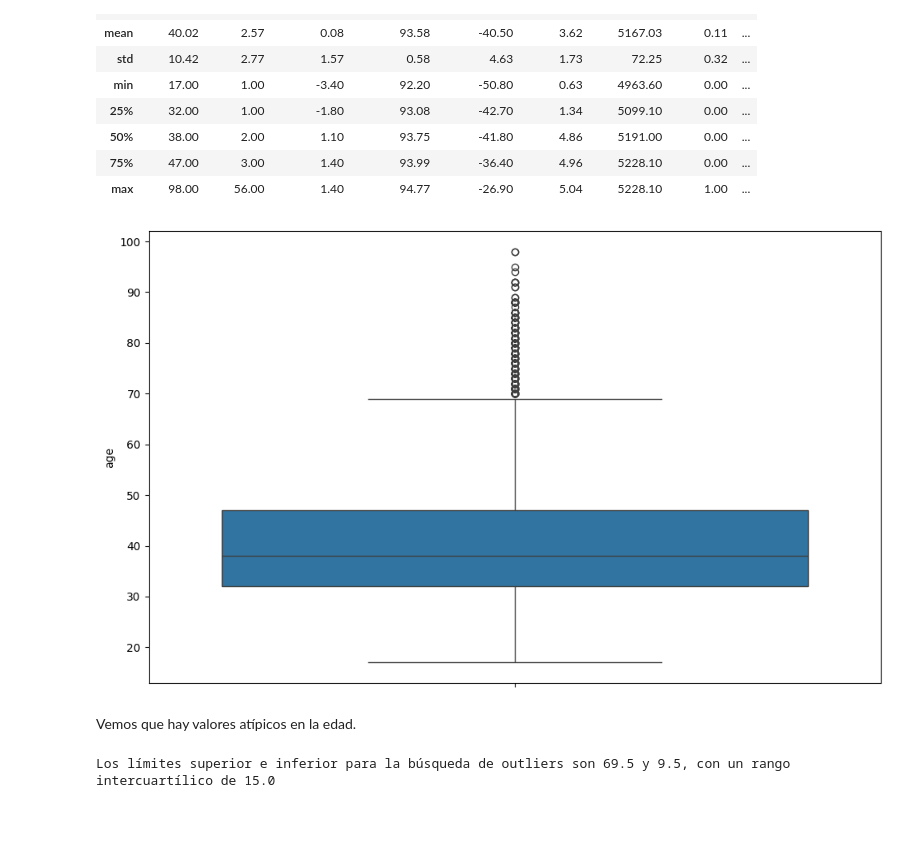
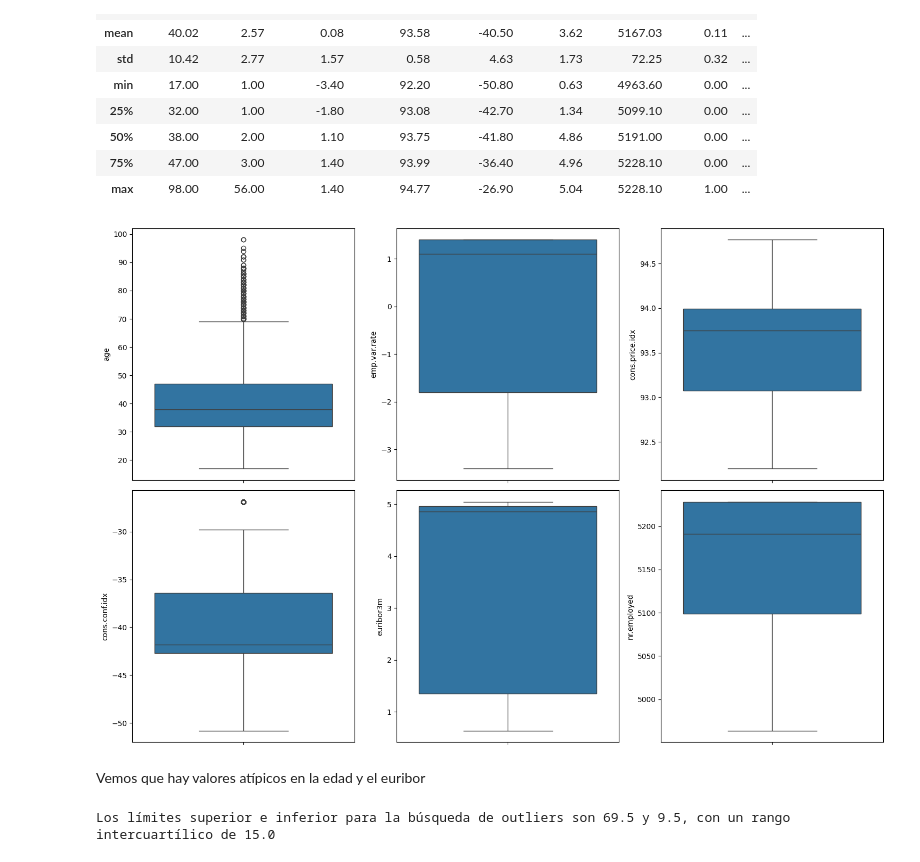
Before and after one commit to Piris14/machine-learning-python-template, a Jupyter notebook: src/explore2.ipynb, the cells around one changed output. Drawn from its saved outputs; the diff is of its cells as text; code cells hidden in the pictures; blank space fills up the shorter version.

```diff
--- a/src/explore2.ipynb
+++ b/src/explore2.ipynb
@@ -178,18 +178,24 @@ df.describe().round(2)
 | 75% | 47.00 | 3.00 | 1.40 | 93.99 | -36.40 | 4.96 | 5228.10 | 0.00 | ... |
 | max | 98.00 | 56.00 | 1.40 | 94.77 | -26.90 | 5.04 | 5228.10 | 1.00 | ... |
 # %%
-fig, axis = plt.subplots(1, 1, figsize = (10, 6))
+fig, axis = plt.subplots(2, 3, figsize = (15, 10))
 
-sns.boxplot(ax = axis, data = df, y = "age")
+sns.boxplot(ax = axis[0, 0], data = df, y = "age")
+sns.boxplot(ax = axis[0, 1], data = df, y = "emp.var.rate")
+sns.boxplot(ax = axis[0, 2], data = df, y = "cons.price.idx")
+sns.boxplot(ax = axis[1, 0], data = df, y = "cons.conf.idx")
+sns.boxplot(ax = axis[1, 1], data = df, y = "euribor3m")
+sns.boxplot(ax = axis[1, 2], data = df, y = "nr.employed")
+
 
 
 plt.tight_layout()
 
 plt.show()
 # %% [output]
-[figure, old version]
+[figure, new version]
 # %% [markdown]
-Vemos que hay valores atípicos en la edad.
+Vemos que hay valores atípicos en la edad y el euribor
 # %%
 Q1 = df['age'].quantile(0.25)
 Q3 = df['age'].quantile(0.75)
```
Also changed, not shown: parts of 23 cells of this notebook, 4 other files.
